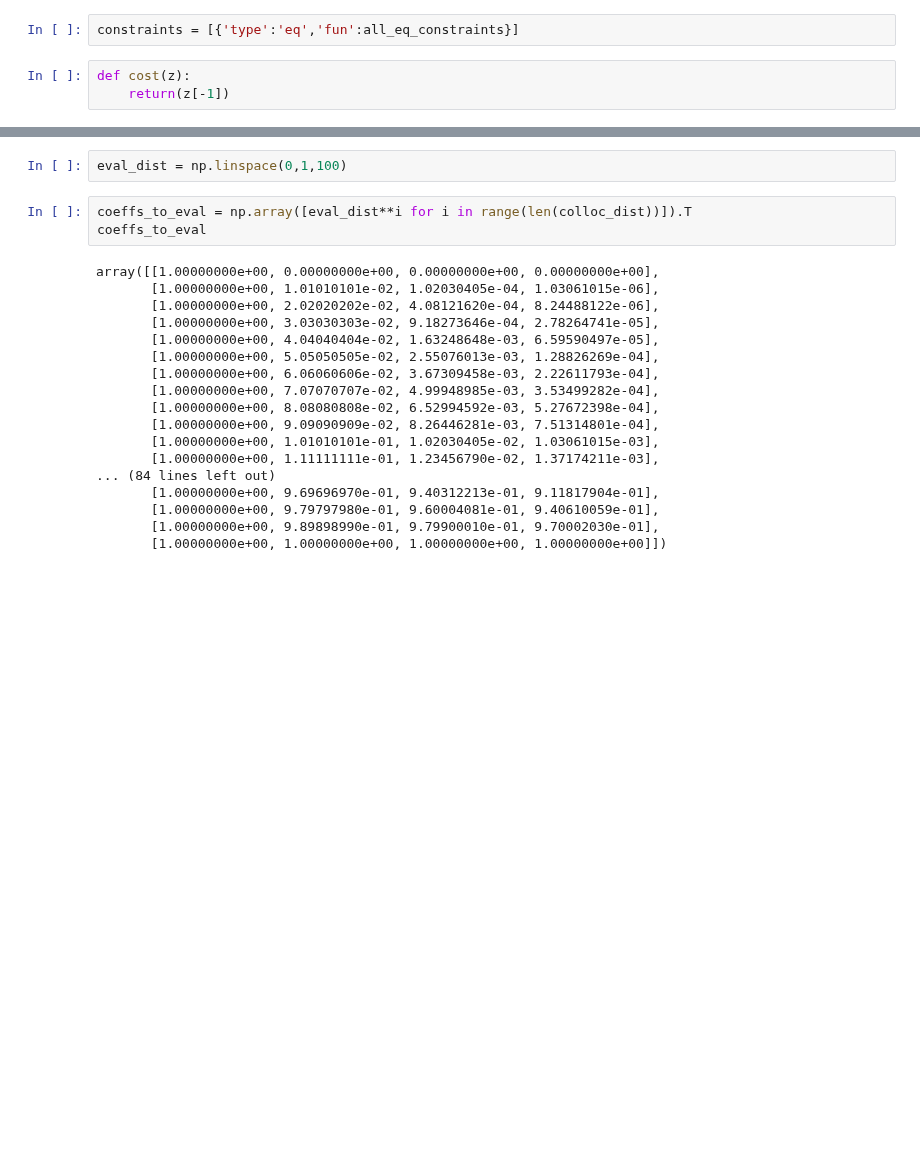
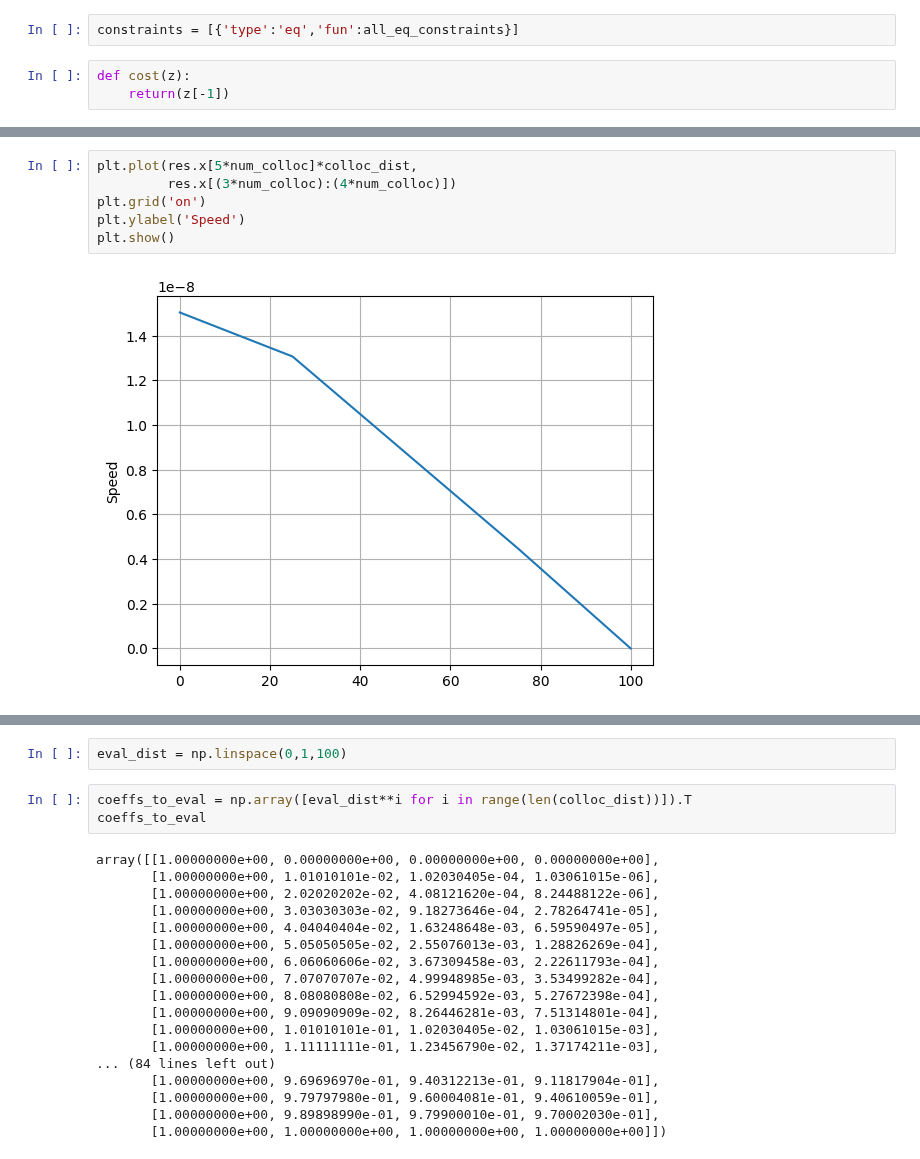
Before and after one commit to arthurrichards77/smply, a Jupyter notebook: collocation.ipynb, the cells around one changed output, grey strips where cells are left out. Drawn from its saved outputs; the diff is of its cells as text; blank space fills up the shorter version.

```diff
--- a/collocation.ipynb
+++ b/collocation.ipynb
@@ -156,0 +163,8 @@ res
+# %%
+plt.plot(res.x[5*num_colloc]*colloc_dist,
+         res.x[(3*num_colloc):(4*num_colloc)])
+plt.grid('on')
+plt.ylabel('Speed')
+plt.show()
+# %% [output]
+[figure, added]
```
Also changed, not shown: parts of 19 cells of this notebook.
